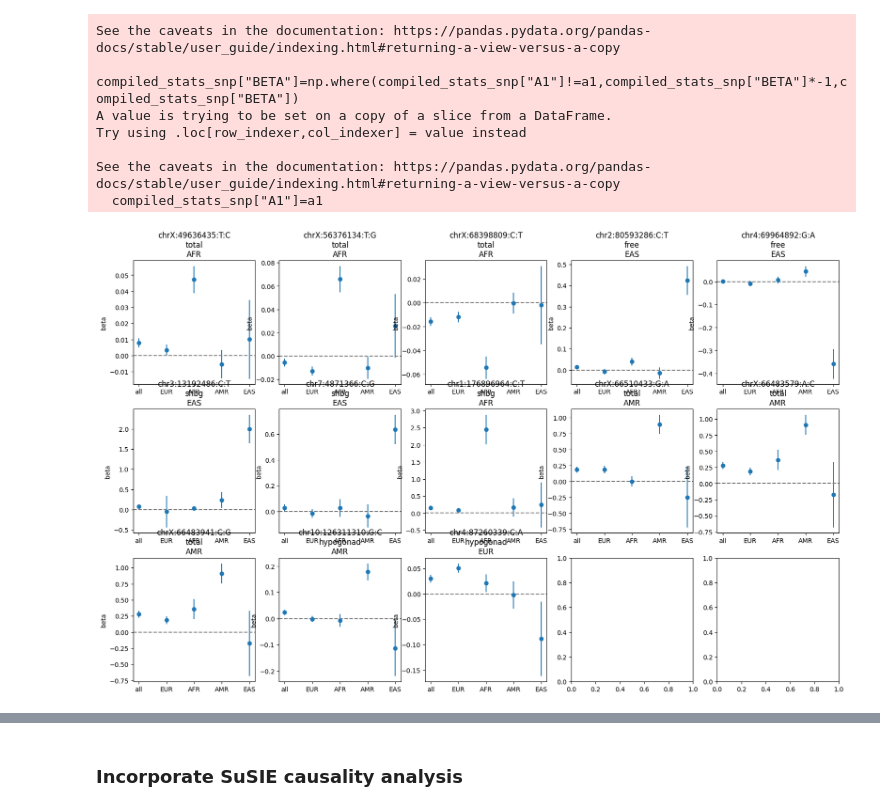
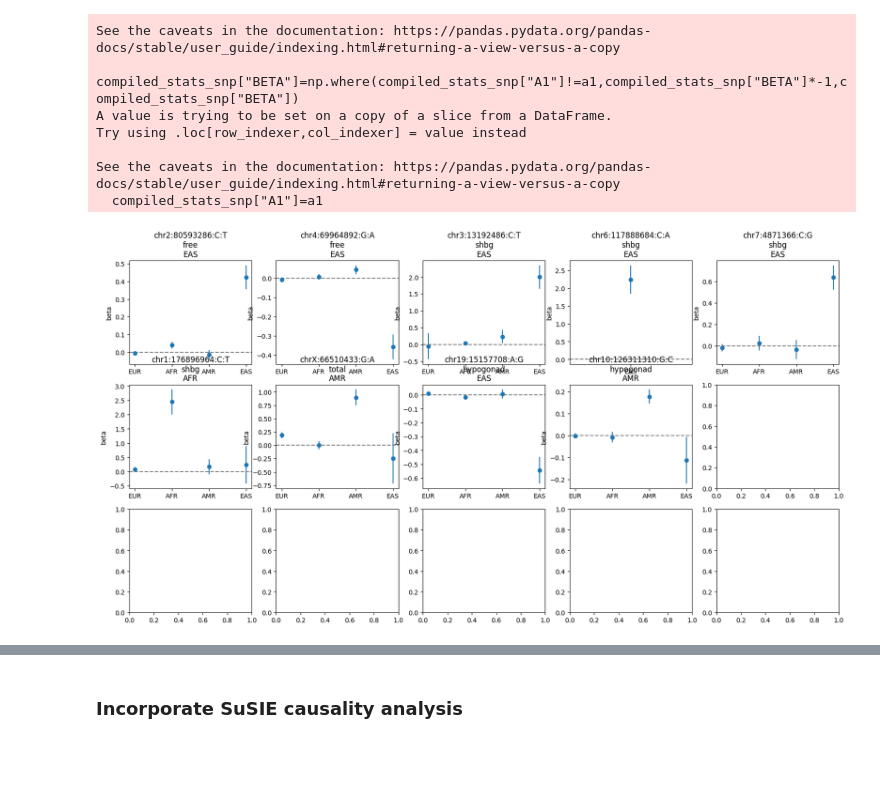
Before and after one commit to meghatron21/mvp-testosterone-gwas, a Jupyter notebook: notebooks/analyze-testosterone-gwas.ipynb, the cells around one changed output, grey strips where cells are left out. Cells and saved outputs as stored; diff of their text form; code cells hidden in the pictures; blank space fills up the shorter version.

```diff
--- a/notebooks/analyze-testosterone-gwas.ipynb
+++ b/notebooks/analyze-testosterone-gwas.ipynb
@@ -411,5 +362,0 @@ len(duplicated_snps)
-# %%
-for x in duplicated_snps:
-    print(x)
-    print(trans[trans["SNP"]==x]["pheno"].tolist())
-    print(trans[trans["SNP"]==x]["missense"].tolist())
@@ -492,0 +392,2 @@ See the caveats in the documentation: https://pandas.pydata.org/pandas-docs/stab
+# %%
+compiled_stats_ancestry=compiled_stats[compiled_stats["ID"].isin(compiled_ancestry["SNP"].tolist()+compiled_metal["SNP"].tolist())]
@@ -493,14 +398,13 @@ See the caveats in the documentation: https://pandas.pydata.org/pandas-docs/stab
 # %%
-compiled_stats_ancestry=compiled_stats[compiled_stats["SNP"].isin(ancestry["SNP"].tolist())]
+compiled_stats_ancestry_oriented=pd.DataFrame()
 
-compiled_stats_ancestry_oriented=pd.DataFrame()
 #orient SNPs correctly
 for x in compiled_stats_ancestry["ID"].unique():
     a1=compiled_stats_ancestry[compiled_stats_ancestry["ID"]==x]["A1"].value_counts().reset_index()["index"].tolist()[0]
     compiled_stats_snp=compiled_stats_ancestry[compiled_stats_ancestry["ID"]==x]
     compiled_stats_snp["BETA"]=np.where(compiled_stats_snp["A1"]!=a1,compiled_stats_snp["BETA"]*-1,compiled_stats_snp["BETA"])
     compiled_stats_snp["A1"]=a1
-    compiled_stats_ancestry_oriented=compiled_stats_ancestry_oriented.append(compiled_stats_snp)
+    compiled_stats_ancestry_oriented=compiled_stats_ancestry_oriented.append(compiled_stats_snp[compiled_stats_snp["group"]!="all"])
 # %% [output]
 A value is trying to be set on a copy of a slice from a DataFrame.
 Try using .loc[row_indexer,col_indexer] = value instead
@@ -514,46 +418,37 @@ See the caveats in the documentation: https://pandas.pydata.org/pandas-docs/stab
   compiled_stats_snp["A1"]=a1
 # %%
 group_map={"all":0,"EUR":1,"AFR":2,"AMR":3,"EAS":4}
+# %%
+compiled_stats_ancestry_oriented["upper"]=compiled_stats_ancestry_oriented["BETA"]+(1.64*compiled_stats_ancestry_oriented["SE"])
+compiled_stats_ancestry_oriented["lower"]=compiled_stats_ancestry_oriented["BETA"]-(1.64*compiled_stats_ancestry_oriented["SE"])
 # %%
+fig, axs = plt.subplots(3, 5, figsize=(20, 10))
+axli = axs.flatten()
 count=0
-ancestry_beta_lst=[]
-fig, axs = plt.subplots(3, 5, figsize=(20, 12))
-axli = axs.flatten()
 
-for i,row in ancestry_filter.iterrows():
-
-    #plot beta and SE for each SNP
+for i,row in compiled_ancestry.iterrows():
+    #go through each ancestry SNP and see if CI overlap
+    #filter to SNP
     df_snp=compiled_stats_ancestry_oriented[compiled_stats_ancestry_oriented["ID"]==row["SNP"]]
     df_snp=df_snp[df_snp["pheno"]==row["pheno"]]
-    df_snp["index"]=df_snp["group"].map(group_map)
-    df_snp=df_snp.sort_values(by="index")
 
-    #check standard error bounds
-    df_snp["Upper"]=df_snp["BETA"]+df_snp["SE"]
-    df_snp["Lower"]=df_snp["BETA"]-df_snp["SE"]
+    df_snp["group_map"]=df_snp["group"].map(group_map)
+    df_snp=df_snp.sort_values(by="group_map")
 
-    thresh=df_snp[df_snp["group"]==row["group"]]
-    thresh_upper=thresh["Upper"].tolist()[0]
-    thresh_lower=thresh["Lower"].tolist()[0]
+    #get group threshold
+    upp=df_snp[df_snp["group"]==row["group"]]["upper"].tolist()[0]
+    low=df_snp[df_snp["group"]==row["group"]]["lower"].tolist()[0]
 
+    #check dataframe
     df_check=df_snp[df_snp["group"]!=row["group"]]
 
-    if len(df_check[df_check["Upper"]>thresh_lower])==0:
-        ancestry_beta_lst.append(row["SNP"])
+    if (len(df_check[(df_check["upper"]>upp)&(df_check["lower"]<upp)])==0) & (len(df_check[(df_check["upper"]>low)&(df_check["lower"]<low)])==0):
         axli[count].set_title(row["SNP"]+"\n"+row["pheno"]+"\n"+row["group"])
         axli[count].errorbar(x="group",y="BETA",yerr="SE",data=df_snp,fmt="o")
         axli[count].axhline(0, linestyle="--",color="gray")
         axli[count].set_ylabel("beta")
         count+=1
 
-    if len(df_check[df_check["Lower"]<thresh_upper])==0:
-        ancestry_beta_lst.append(row["SNP"])
-        axli[count].set_title(row["SNP"]+"\n"+row["pheno"]+"\n"+row["group"])
-        axli[count].errorbar(x="group",y="BETA",yerr="SE",data=df_snp,fmt="o")
-        axli[count].axhline(0, linestyle="--",color="gray")
-        axli[count].set_ylabel("beta")
-        count+=1
-
-plt.savefig("figs3.3.pdf")
+plt.savefig("../plots/figs5.1.pdf")
 # %% [output]
-[figure, old version]
+[figure, new version]
```
Also changed, not shown: parts of 168 cells of this notebook, 25 other files.
